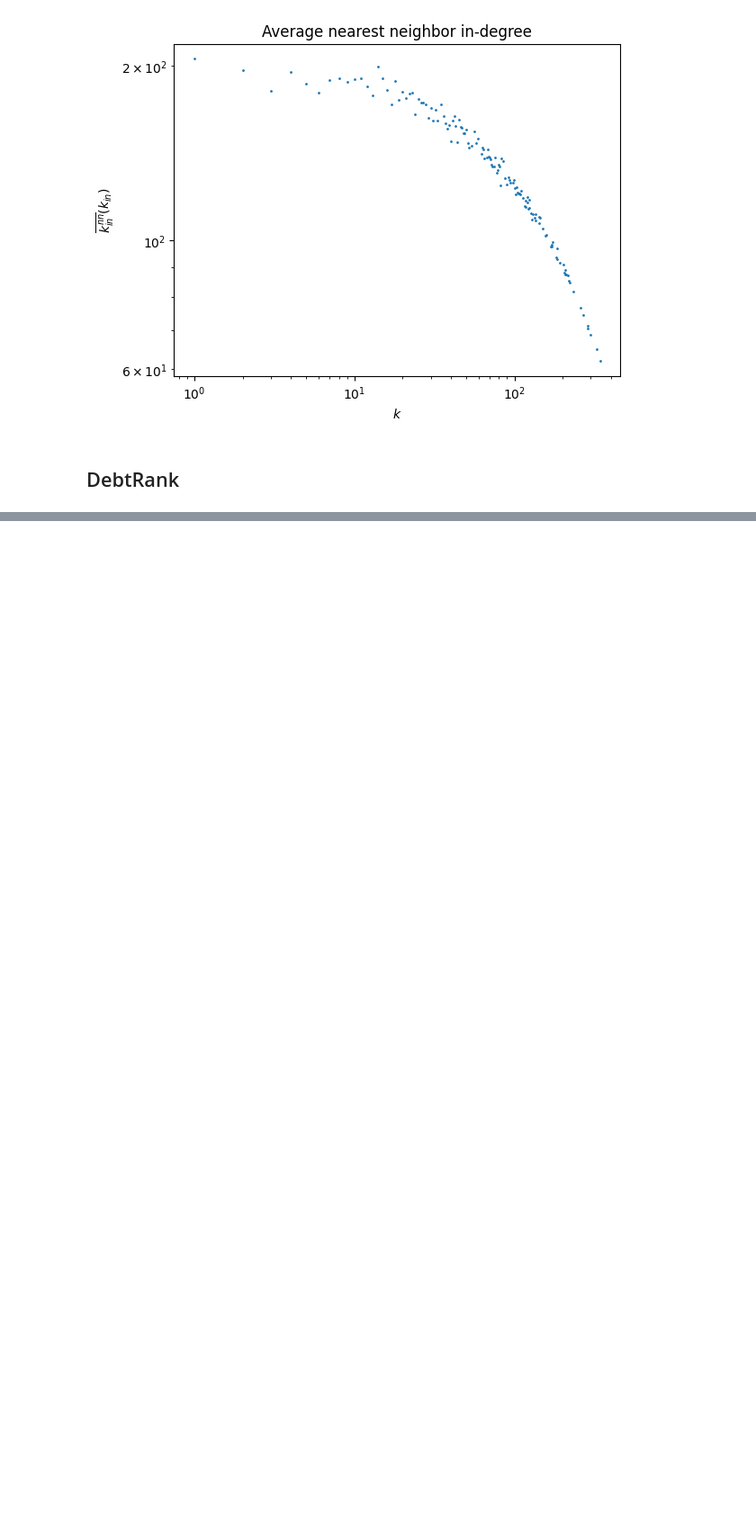
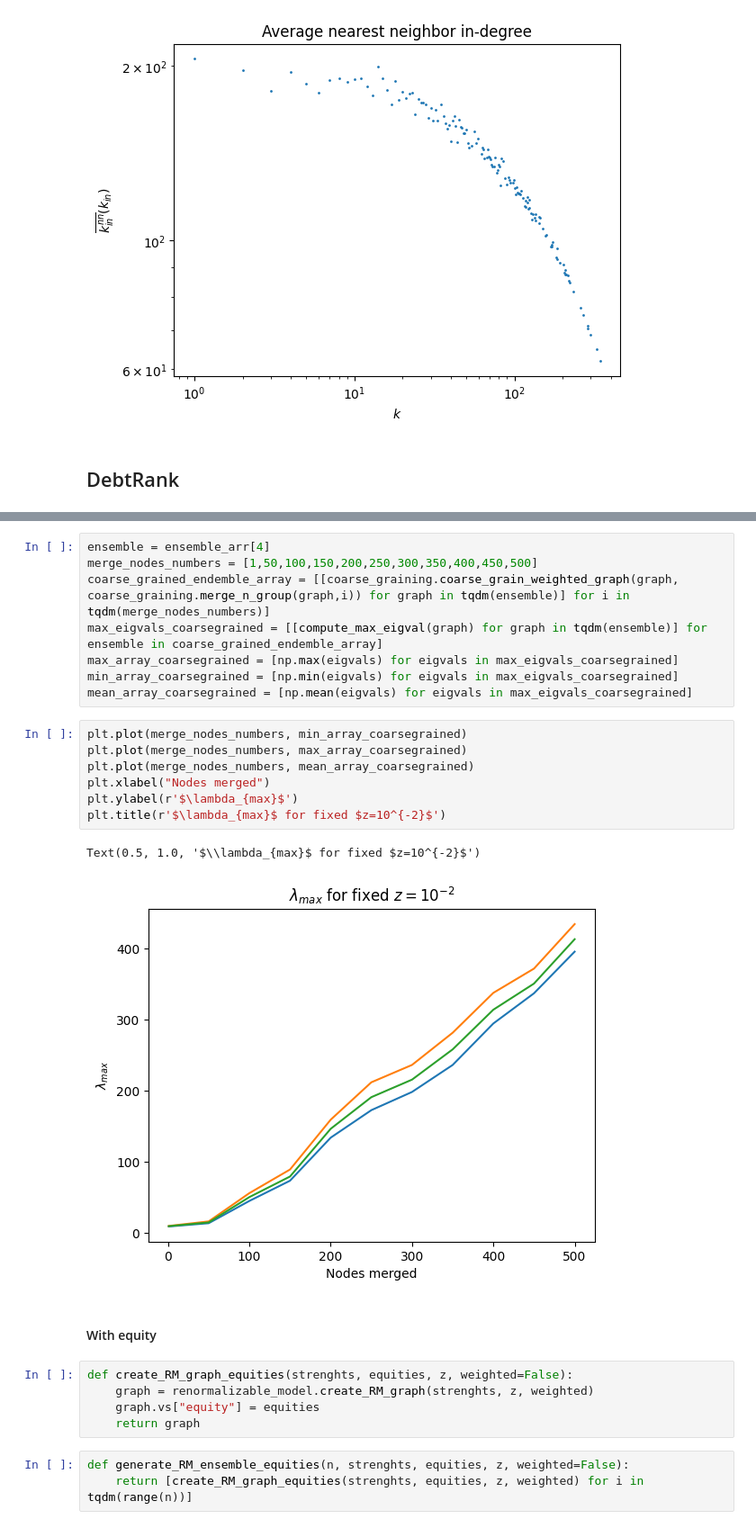
Before and after one commit to DavidDobas/Renormalization-Network-Reconstruction, a Jupyter notebook: Renormalizable model.ipynb, the cells around one changed output, grey strips where cells are left out. Shown at 90% size. Saved outputs shown, nothing was run; the diff lists cells and outputs as text; blank space fills up the shorter version.

```diff
--- a/Renormalizable model.ipynb
+++ b/Renormalizable model.ipynb
@@ -145,0 +235,28 @@ Text(0, 0.5, '$\\overline{k^{nn}_{in}}(k_{in})$')
+# %%
+ensemble = ensemble_arr[4]
+merge_nodes_numbers = [1,50,100,150,200,250,300,350,400,450,500]
+coarse_grained_endemble_array = [[coarse_graining.coarse_grain_weighted_graph(graph, coarse_graining.merge_n_group(graph,i)) for graph in tqdm(ensemble)] for i in tqdm(merge_nodes_numbers)]
+max_eigvals_coarsegrained = [[compute_max_eigval(graph) for graph in tqdm(ensemble)] for ensemble in coarse_grained_endemble_array]
+max_array_coarsegrained = [np.max(eigvals) for eigvals in max_eigvals_coarsegrained]
+min_array_coarsegrained = [np.min(eigvals) for eigvals in max_eigvals_coarsegrained]
+mean_array_coarsegrained = [np.mean(eigvals) for eigvals in max_eigvals_coarsegrained]
+# %%
+plt.plot(merge_nodes_numbers, min_array_coarsegrained)
+plt.plot(merge_nodes_numbers, max_array_coarsegrained)
+plt.plot(merge_nodes_numbers, mean_array_coarsegrained)
+plt.xlabel("Nodes merged")
+plt.ylabel(r'$\lambda_{max}$')
+plt.title(r'$\lambda_{max}$ for fixed $z=10^{-2}$')
+# %% [output]
+Text(0.5, 1.0, '$\\lambda_{max}$ for fixed $z=10^{-2}$')
+[figure, added]
+# %% [markdown]
+#### With equity
+# %%
+def create_RM_graph_equities(strenghts, equities, z, weighted=False):
+    graph = renormalizable_model.create_RM_graph(strenghts, z, weighted)
+    graph.vs["equity"] = equities
+    return graph
+# %%
+def generate_RM_ensemble_equities(n, strenghts, equities, z, weighted=False):
+    return [create_RM_graph_equities(strenghts, equities, z, weighted) for i in tqdm(range(n))]
```
Also changed, not shown: parts of 33 cells of this notebook, 1 other file.
